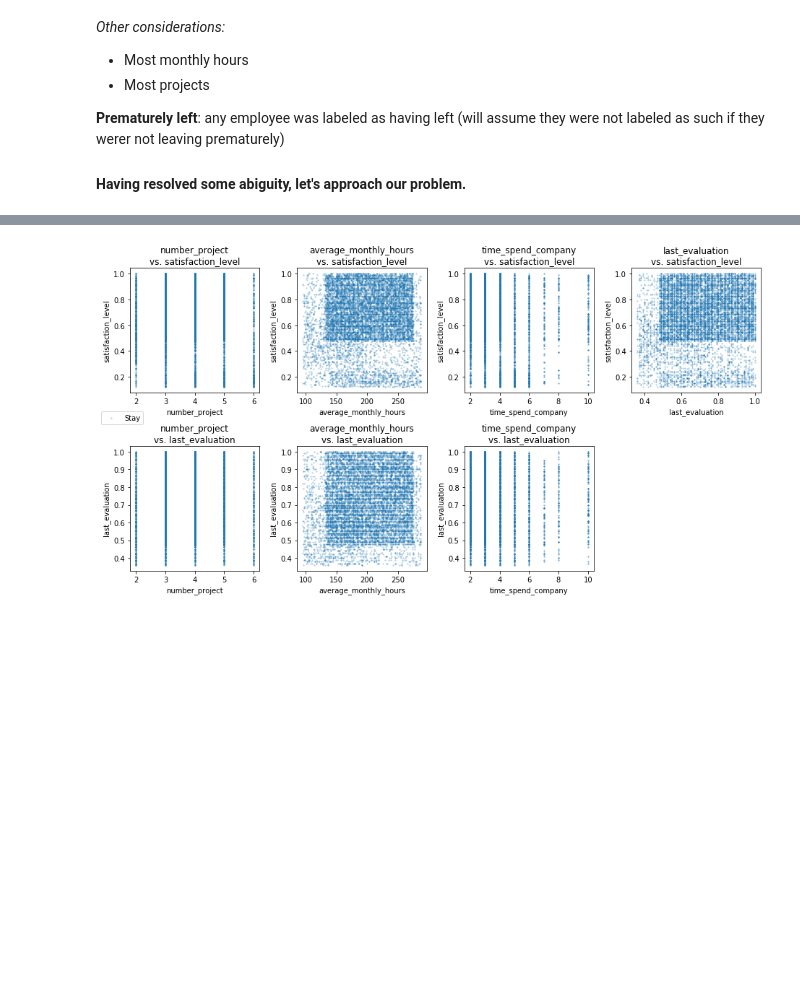
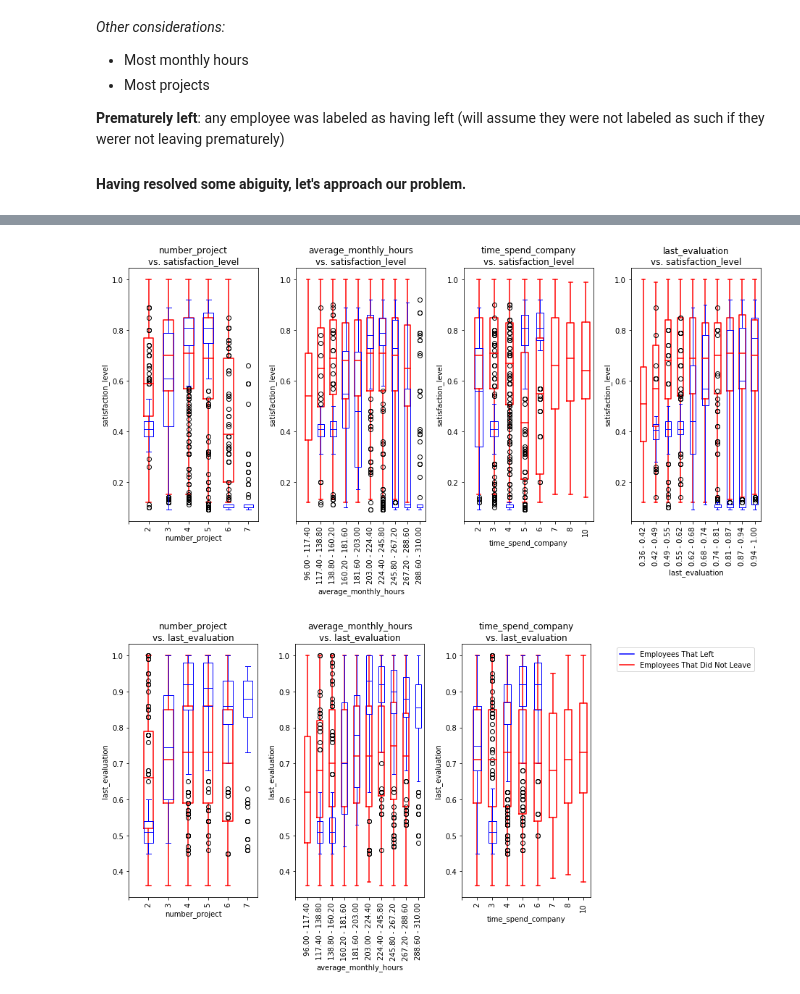
Before and after one commit to leweryan/prep_capstone, a Jupyter notebook: capstone.ipynb, the cells around one changed output, grey strips where cells are left out. Drawn from its saved outputs; the diff is of its cells as text; code cells hidden in the pictures; blank space fills up the shorter version.

```diff
--- a/capstone.ipynb
+++ b/capstone.ipynb
@@ -280,5 +426,6 @@ data_vis3(stay_df, left_df)
 # %%
 # Plot scatter plots to find meaningful correlations
-data_vis4(stay_df, left_df)
+data_vis4(stay_df, left_df, hr_df)
 # %% [output]
-[figure, old version]
+[figure, new version]
+[figure, added]
```
Also changed, not shown: parts of 9 cells of this notebook, 1 other file.
